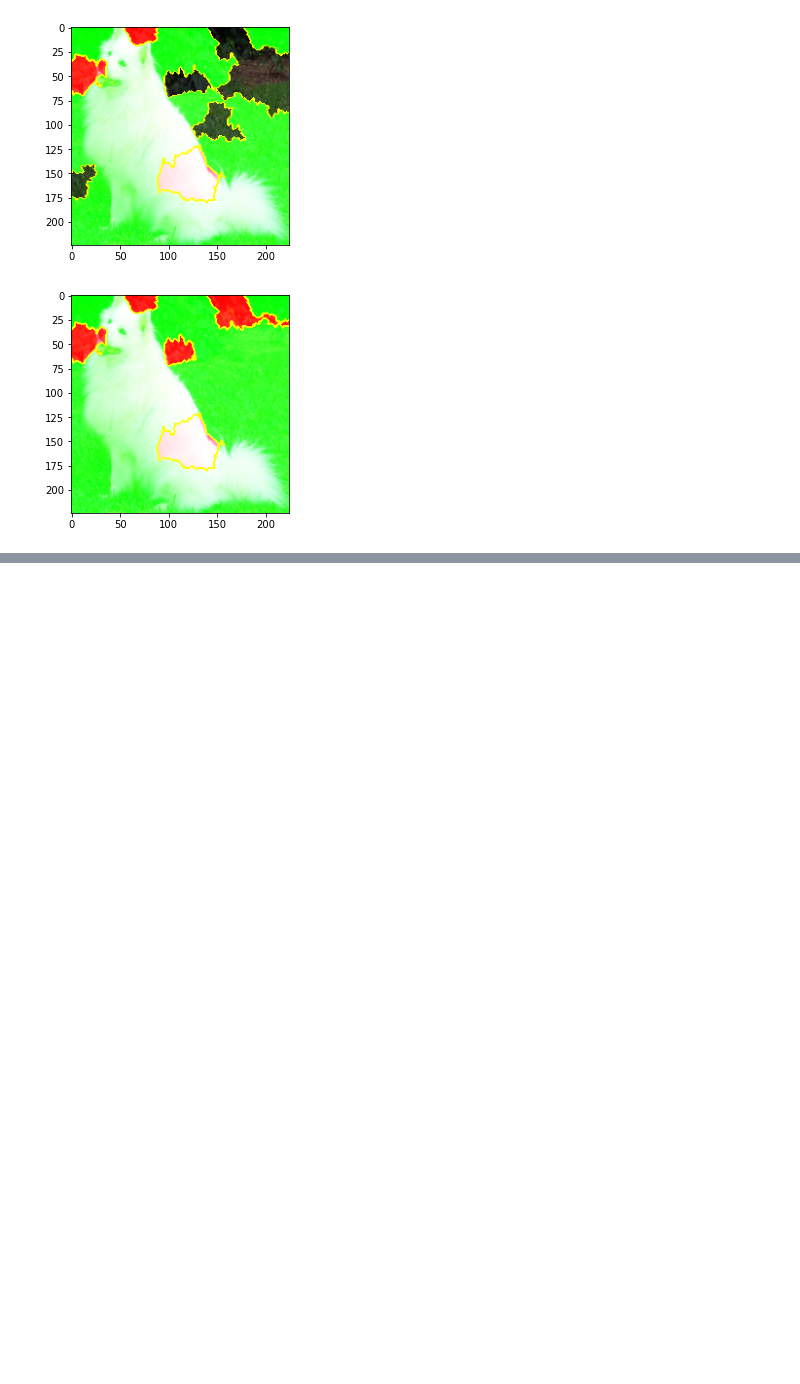
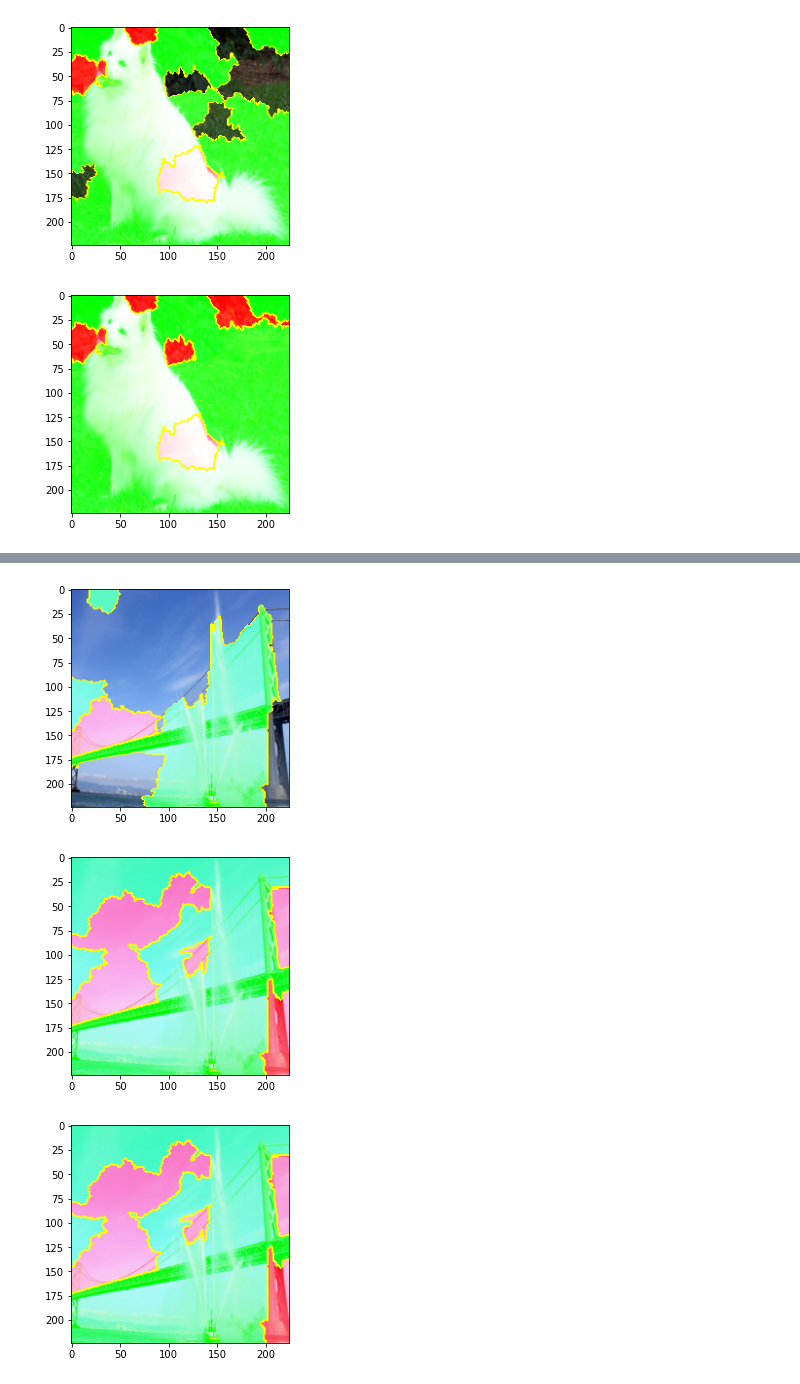
Before and after one commit to wenth1021/feature-importance-cv, a Jupyter notebook: lime.ipynb, the cells around one changed output, grey strips where cells are left out. Drawn from its saved outputs; the diff is of its cells as text; code cells hidden in the pictures; blank space fills up the shorter version.

```diff
--- a/lime.ipynb
+++ b/lime.ipynb
@@ -265,0 +291,6 @@ plot_boundaries(explanation_dog, top_label=0, num_features=[10, 30, 100])
+# %%
+plot_boundaries(explanation_fireboat, top_label=0, num_features=[10, 30, 100])
+# %% [output]
+[figure, added]
+[figure, added]
+[figure, added]
```
Also changed, not shown: parts of 4 cells of this notebook, 3 other files.
